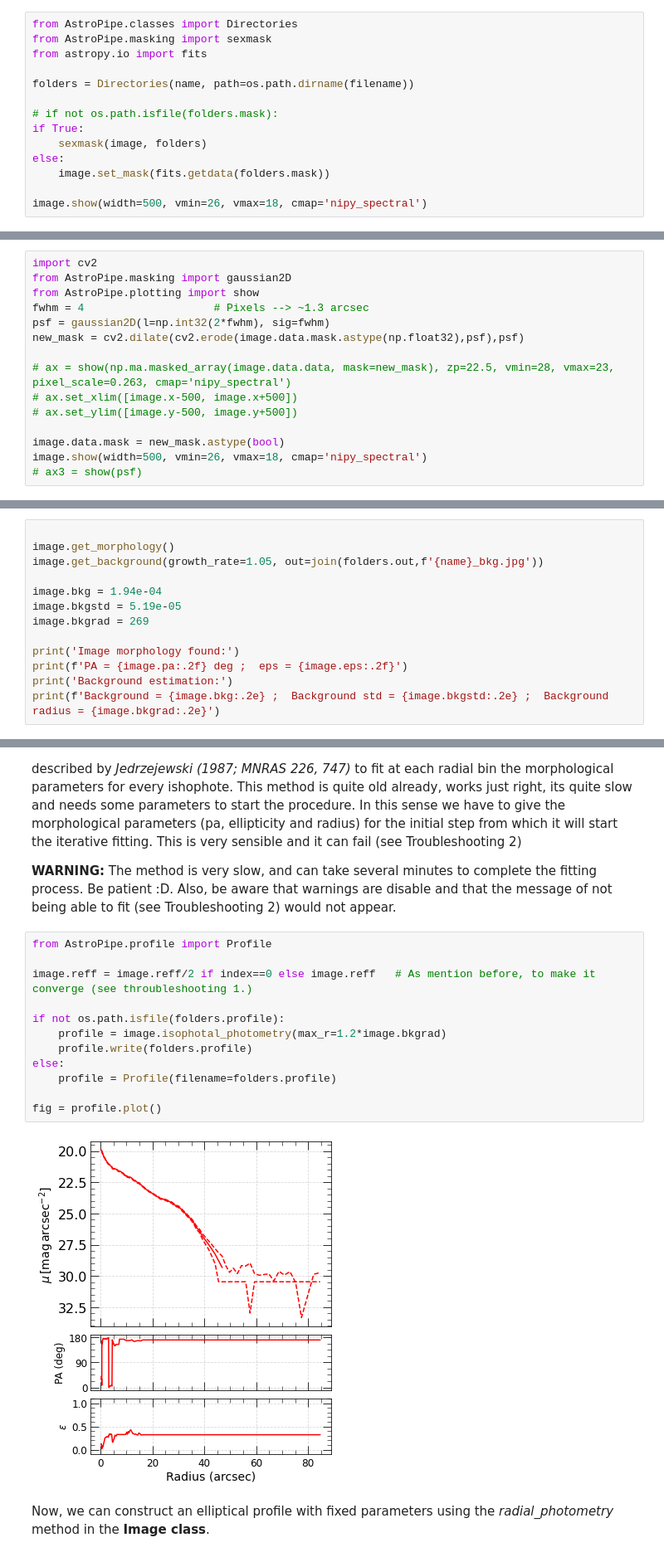
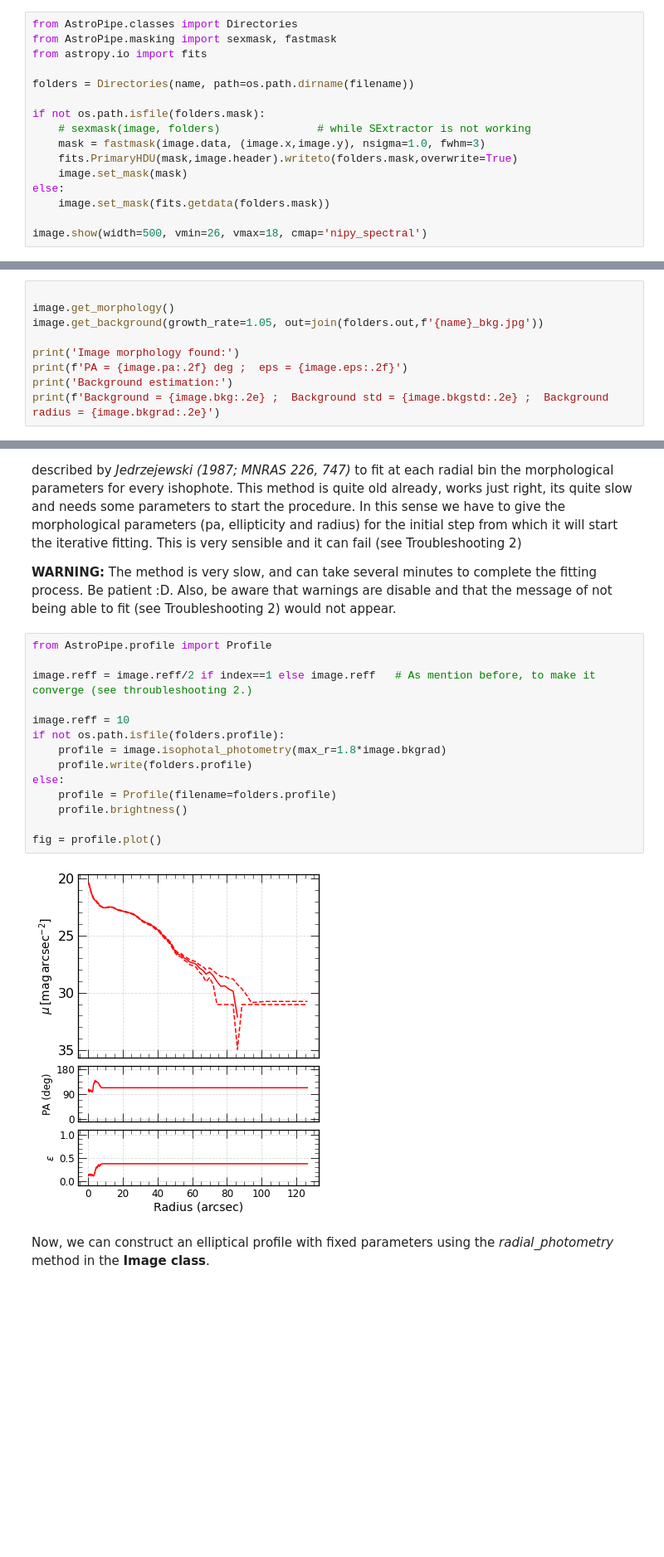
Before and after one commit to PabloMSanAla/AstroPipe, a Jupyter notebook: demos/cavity.ipynb, the cells around one changed output, grey strips where cells are left out. Shown at 83% size. Cells and saved outputs as stored; diff of their text form; blank space fills up the shorter version.

Commit message:
profile write fixed, add calibration pipeline

```diff
--- a/demos/cavity.ipynb
+++ b/demos/cavity.ipynb
@@ -84,14 +86,16 @@ Now we use the class *Directories* to stablish the directories where the data wi
 3. Finally, it runs SExtractor on the residual of the FABADA image minus a Gaussian smoothed version of the image. This last step aims to deblend point sources inside the region of the galaxy. It also has some filters to select regions to mask.
 # %%
 from AstroPipe.classes import Directories
-from AstroPipe.masking import sexmask
+from AstroPipe.masking import sexmask, fastmask
 from astropy.io import fits
 
 folders = Directories(name, path=os.path.dirname(filename))
 
-# if not os.path.isfile(folders.mask):
-if True:
-    sexmask(image, folders)
+if not os.path.isfile(folders.mask):
+    # sexmask(image, folders)               # while SExtractor is not working
+    mask = fastmask(image.data, (image.x,image.y), nsigma=1.0, fwhm=3)
+    fits.PrimaryHDU(mask,image.header).writeto(folders.mask,overwrite=True)
+    image.set_mask(mask)
 else:
     image.set_mask(fits.getdata(folders.mask))
 
@@ -107,15 +105,0 @@ RuntimeError: It seems that SExtractor did not write the file '/var/folders/gm/j
-# %%
-import cv2
-from AstroPipe.masking import gaussian2D
-from AstroPipe.plotting import show
-fwhm = 4                    # Pixels --> ~1.3 arcsec
-psf = gaussian2D(l=np.int32(2*fwhm), sig=fwhm)
-new_mask = cv2.dilate(cv2.erode(image.data.mask.astype(np.float32),psf),psf)
-
-# ax = show(np.ma.masked_array(image.data.data, mask=new_mask), zp=22.5, vmin=28, vmax=23, pixel_scale=0.263, cmap='nipy_spectral')
-# ax.set_xlim([image.x-500, image.x+500])
-# ax.set_ylim([image.y-500, image.y+500])
-
-image.data.mask = new_mask.astype(bool)
-image.show(width=500, vmin=26, vmax=18, cmap='nipy_spectral')
-# ax3 = show(psf)
@@ -137,10 +118,6 @@ Then, we will use the method *get_background* of the object to measure the sky b
 image.get_morphology()
 image.get_background(growth_rate=1.05, out=join(folders.out,f'{name}_bkg.jpg'))
 
-image.bkg = 1.94e-04
-image.bkgstd = 5.19e-05
-image.bkgrad = 269
-
 print('Image morphology found:')
 print(f'PA = {image.pa:.2f} deg ;  eps = {image.eps:.2f}')
 print('Background estimation:')
@@ -163,17 +140,19 @@ We will use the **Elliptical Isophote Analysis** method implemented in *photutil
 # %%
 from AstroPipe.profile import Profile
 
-image.reff = image.reff/2 if index==0 else image.reff   # As mention before, to make it converge (see throubleshooting 1.)
+image.reff = image.reff/2 if index==1 else image.reff   # As mention before, to make it converge (see throubleshooting 2.)
 
+image.reff = 10
 if not os.path.isfile(folders.profile):
-    profile = image.isophotal_photometry(max_r=1.2*image.bkgrad)
+    profile = image.isophotal_photometry(max_r=1.8*image.bkgrad)
     profile.write(folders.profile)
 else:
     profile = Profile(filename=folders.profile)
+    profile.brightness()
 
 fig = profile.plot()
 # %% [output]
-[figure, old version]
+[figure, new version]
 # %% [markdown]
 Now, we can construct an elliptical profile with fixed parameters using the *radial_photometry* method in the **Image class**.
 # %%
```
Also changed, not shown: parts of 10 cells of this notebook, 5 other files.
